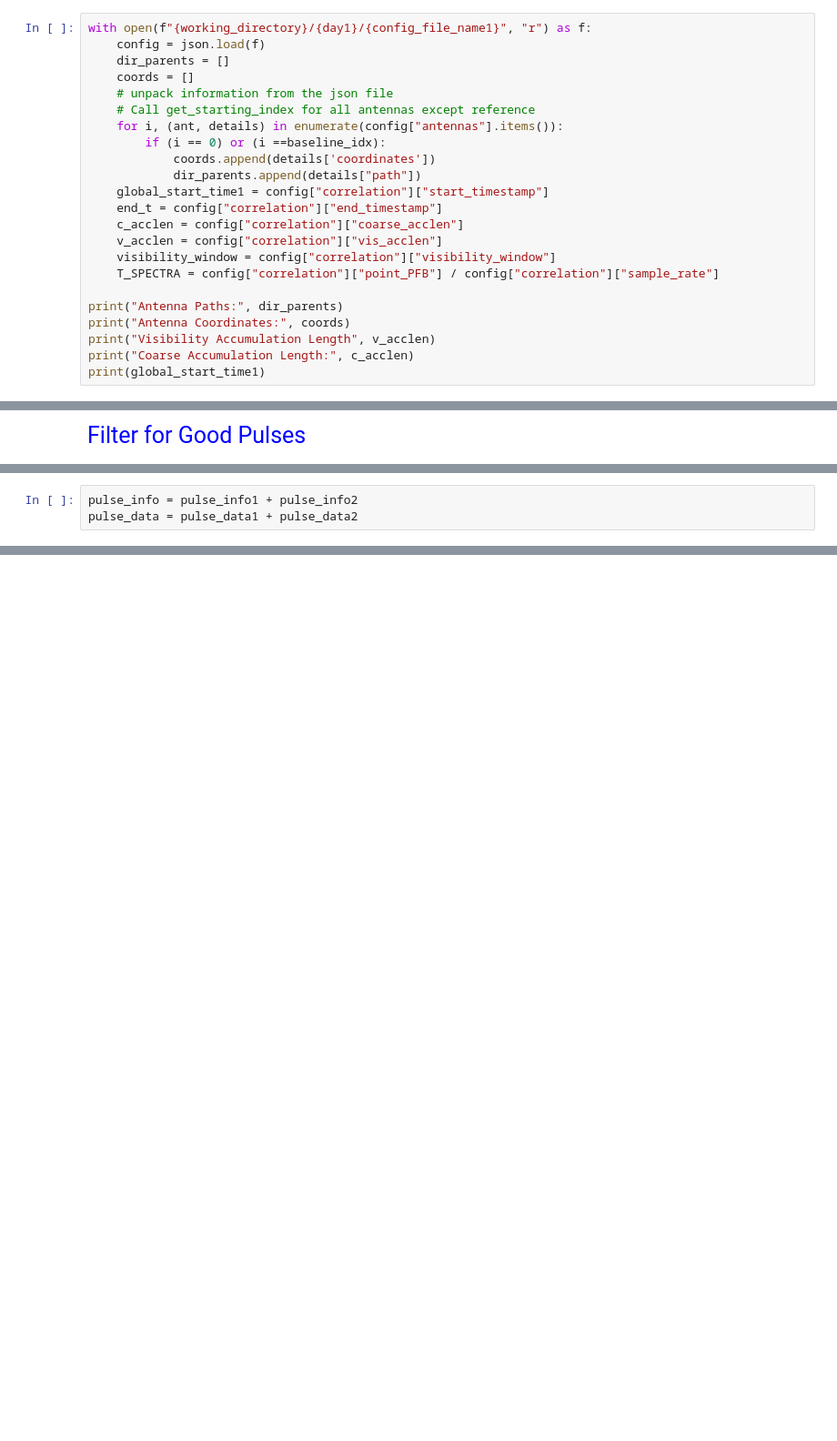
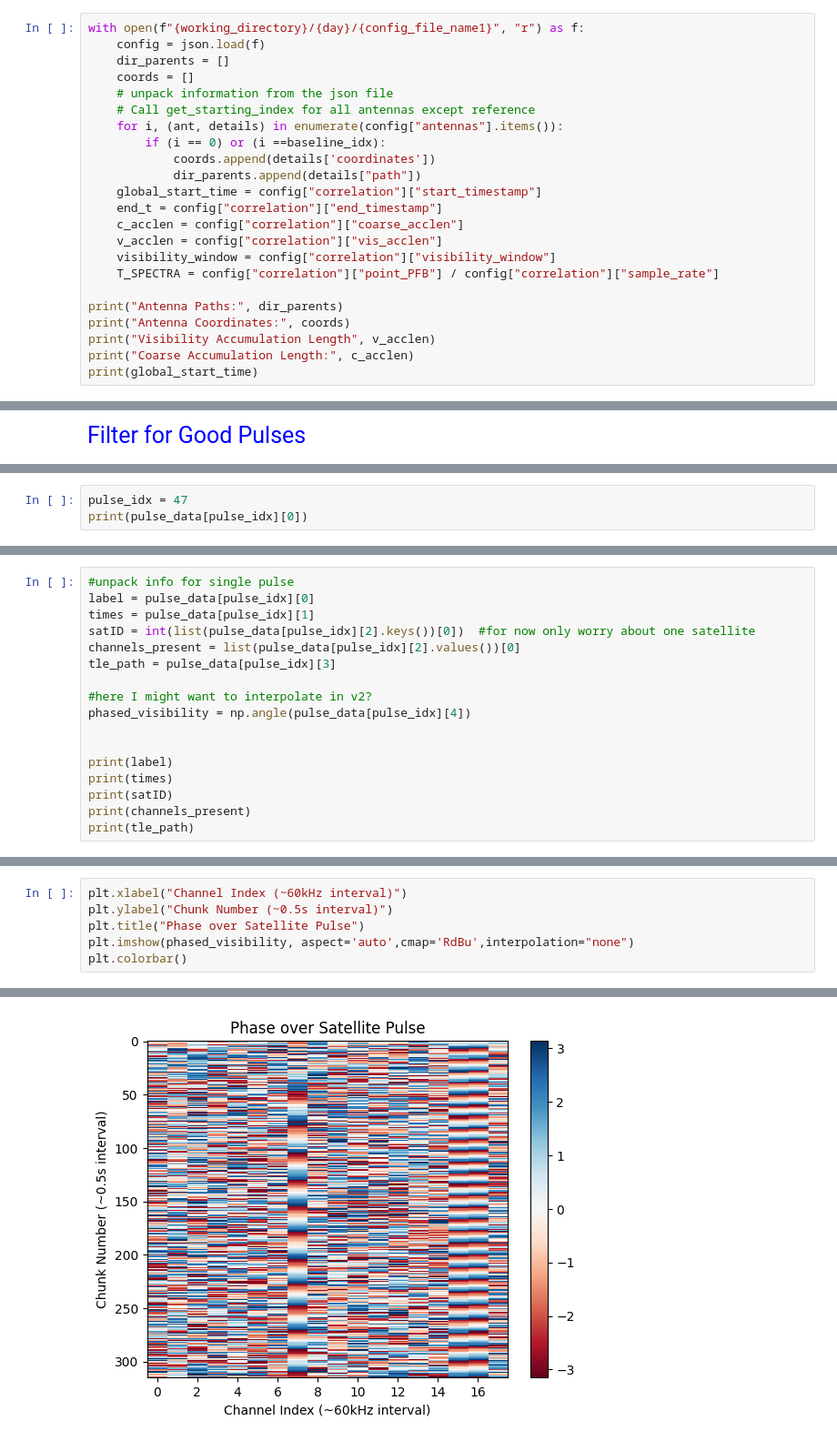
Before and after one commit to ALBATROS-Experiment/albatros_analysis, a Jupyter notebook: scripts/orbcomm/fitting/pulse_selector.ipynb, the cells around one changed output, grey strips where cells are left out. Shown at 91% size. Saved outputs shown, nothing was run; the diff lists cells and outputs as text; blank space fills up the shorter version.

```diff
--- a/scripts/orbcomm/fitting/pulse_selector.ipynb
+++ b/scripts/orbcomm/fitting/pulse_selector.ipynb
@@ -32,5 +32,5 @@ day2 = '25_07'
 # %%
-with open(f"{working_directory}/{day1}/{config_file_name1}", "r") as f:
+with open(f"{working_directory}/{day}/{config_file_name1}", "r") as f:
     config = json.load(f)
     dir_parents = []
     coords = []
@@ -40,7 +40,7 @@ with open(f"{working_directory}/{day1}/{config_file_name1}", "r") as f:
         if (i == 0) or (i ==baseline_idx):
             coords.append(details['coordinates'])
             dir_parents.append(details["path"])
-    global_start_time1 = config["correlation"]["start_timestamp"]
+    global_start_time = config["correlation"]["start_timestamp"]
     end_t = config["correlation"]["end_timestamp"]
     c_acclen = config["correlation"]["coarse_acclen"]
     v_acclen = config["correlation"]["vis_acclen"]
@@ -51,7 +51,7 @@ print("Antenna Paths:", dir_parents)
 print("Antenna Coordinates:", coords)
 print("Visibility Accumulation Length", v_acclen)
 print("Coarse Accumulation Length:", c_acclen)
-print(global_start_time1)
+print(global_start_time)
 # %% [output]
 Antenna Paths: ['/scratch/s/sievers/mohanagr/mars1_2024/baseband/', '/scratch/s/sievers/mohanagr/mars2_2024/baseband/']
 Antenna Coordinates: [[79.41718333333333, -90.76735, 189], [79.41721666666666, -90.75885, 176]]
@@ -276,3 +128,0 @@ catalog #59051 epoch 2024-07-25 21:33:51 UTC
-# %%
-pulse_info = pulse_info1 + pulse_info2
-pulse_data = pulse_data1 + pulse_data2
@@ -406,0 +148,3 @@ catalog #28654 epoch 2024-07-24 20:56:55 UTC
+# %%
+pulse_idx = 47
+print(pulse_data[pulse_idx][0])
@@ -406,0 +153,17 @@ catalog #28654 epoch 2024-07-24 20:56:55 UTC
+# %%
+#unpack info for single pulse
+label = pulse_data[pulse_idx][0]
+times = pulse_data[pulse_idx][1]
+satID = int(list(pulse_data[pulse_idx][2].keys())[0])  #for now only worry about one satellite
+channels_present = list(pulse_data[pulse_idx][2].values())[0]
+tle_path = pulse_data[pulse_idx][3]
+
+#here I might want to interpolate in v2?
+phased_visibility = np.angle(pulse_data[pulse_idx][4])
+
+
+print(label)
+print(times)
+print(satID)
+print(channels_present)
+print(tle_path)
@@ -406,0 +176,7 @@ catalog #28654 epoch 2024-07-24 20:56:55 UTC
+# %%
+plt.xlabel("Channel Index (~60kHz interval)")
+plt.ylabel("Chunk Number (~0.5s interval)")
+plt.title("Phase over Satellite Pulse")
+plt.imshow(phased_visibility, aspect='auto',cmap='RdBu',interpolation="none")
+plt.colorbar()
+# %% [output]
@@ -406,0 +184 @@ catalog #28654 epoch 2024-07-24 20:56:55 UTC
+[figure, added]
```
Also changed, not shown: parts of 52 cells of this notebook, 11 other files.
